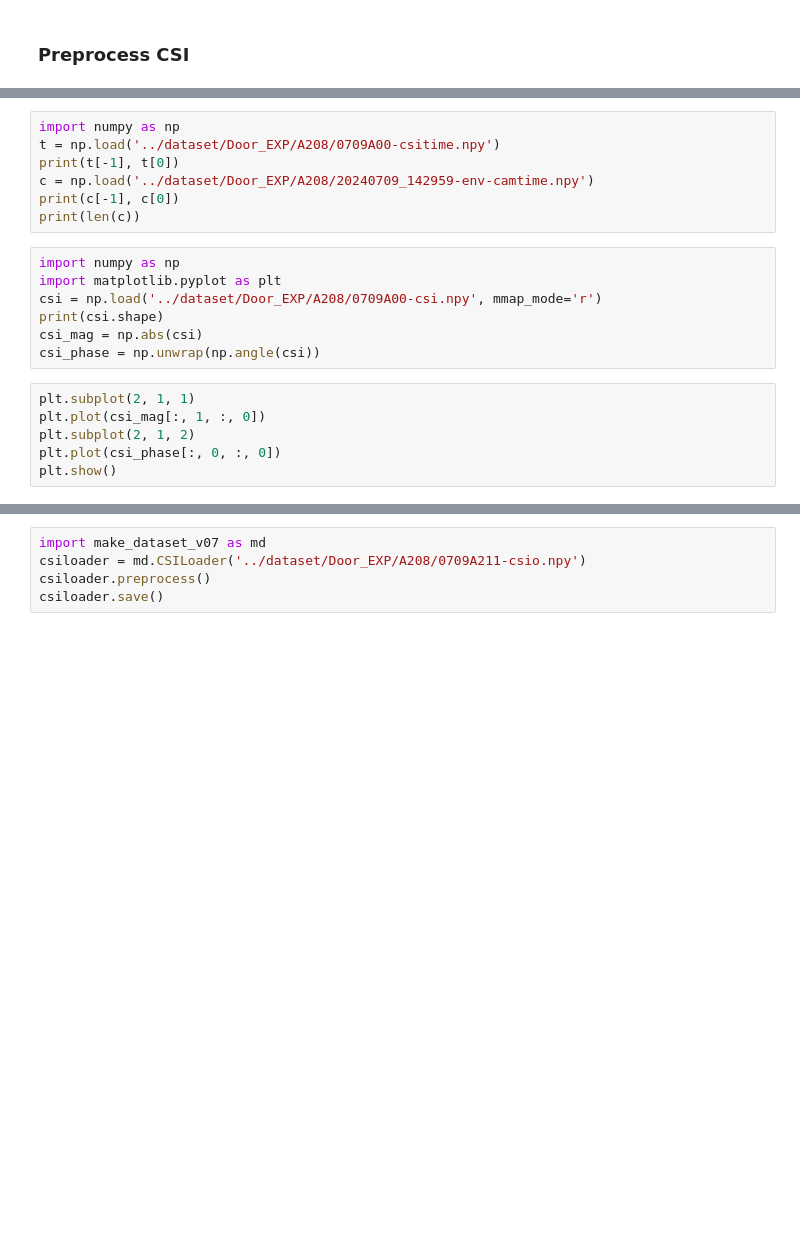
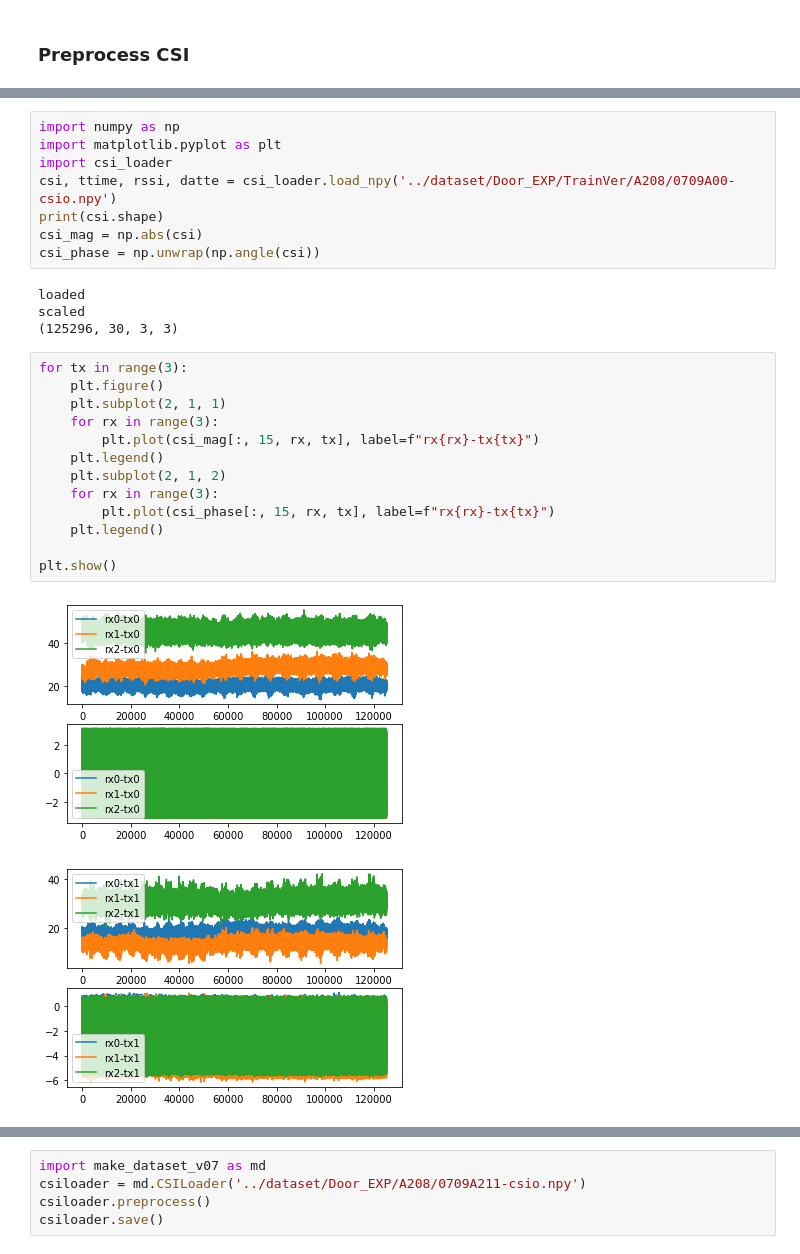
Before and after one commit to MilkywayCocktail/CSI-python, a Jupyter notebook: Door_dataset.ipynb, the cells around one changed output, grey strips where cells are left out. Drawn from its saved outputs; the diff is of its cells as text; blank space fills up the shorter version.

```diff
--- a/Door_dataset.ipynb
+++ b/Door_dataset.ipynb
@@ -46,20 +156,28 @@ Removing sm...Done
-# %%
-import numpy as np
-t = np.load('../dataset/Door_EXP/A208/0709A00-csitime.npy')
-print(t[-1], t[0])
-c = np.load('../dataset/Door_EXP/A208/20240709_142959-env-camtime.npy')
-print(c[-1], c[0])
-print(len(c))
 # %%
 import numpy as np
 import matplotlib.pyplot as plt
-csi = np.load('../dataset/Door_EXP/A208/0709A00-csi.npy', mmap_mode='r')
+import csi_loader
+csi, ttime, rssi, datte = csi_loader.load_npy('../dataset/Door_EXP/TrainVer/A208/0709A00-csio.npy')
 print(csi.shape)
 csi_mag = np.abs(csi)
 csi_phase = np.unwrap(np.angle(csi))
+# %% [output]
+loaded
+scaled
+(125296, 30, 3, 3)
-# %%
-plt.subplot(2, 1, 1)
-plt.plot(csi_mag[:, 1, :, 0])
-plt.subplot(2, 1, 2)
-plt.plot(csi_phase[:, 0, :, 0])
-plt.show()
+# %%
+for tx in range(3):
+    plt.figure()
+    plt.subplot(2, 1, 1)
+    for rx in range(3):
+        plt.plot(csi_mag[:, 15, rx, tx], label=f"rx{rx}-tx{tx}")
+    plt.legend()
+    plt.subplot(2, 1, 2)
+    for rx in range(3):
+        plt.plot(csi_phase[:, 15, rx, tx], label=f"rx{rx}-tx{tx}")
+    plt.legend()
+
+plt.show()
+# %% [output]
+[figure, added]
+[figure, added]
```
Also changed, not shown: parts of 19 cells of this notebook, 4 other files.
